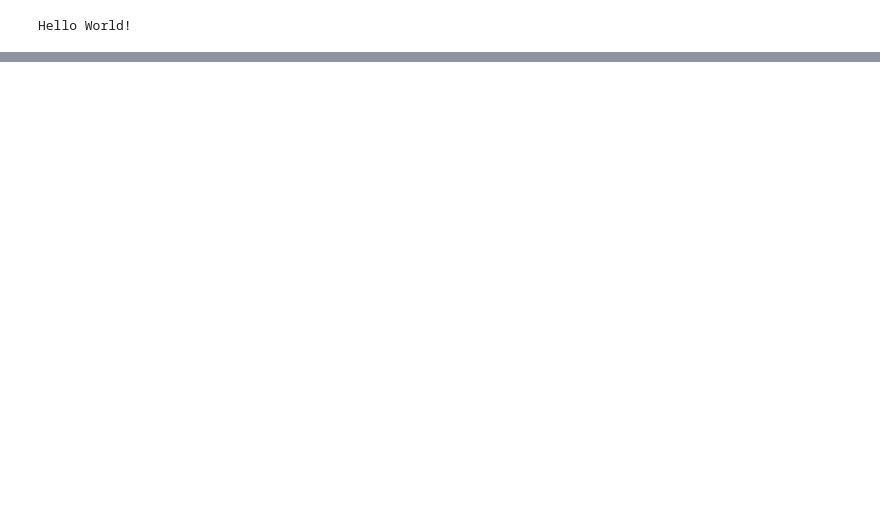
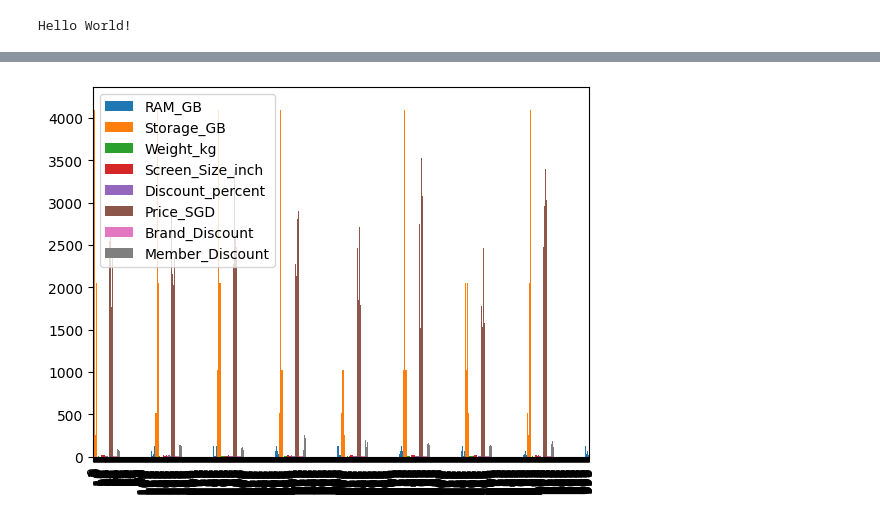
Before and after one commit to alpie13-blip/ADALL_github, a Jupyter notebook: Main.ipynb, the cells around one changed output, grey strips where cells are left out. Cells and saved outputs as stored; diff of their text form; code cells hidden in the pictures; blank space fills up the shorter version.

```diff
--- a/Main.ipynb
+++ b/Main.ipynb
@@ -23,3 +23,10 @@ Successfully loaded data from GitHub!
 | 2 | Acer | Nitro 5 | AMD Ryzen 5 8600H | NVIDIA RTX 4050 | 32 | SSD | 2048 | False | 1.34 | ... |
 | 3 | Acer | TravelMate P6 | Intel Core Ultra 7 15500H | NVIDIA RTX 4060 | 16 | SSD | 4096 | True | 1.18 | ... |
 | 4 | Acer | Predator Helios 300 | Intel i7-14800H | NVIDIA RTX 4070 | 8 | SSD | 1024 | True | 1.31 | ... |
+# %%
+#plot each df col graph
+import matplotlib.pyplot as plt
+df.plot(kind='bar')
+plt.show()
+# %% [output]
+[figure, added]
```
Also changed, not shown: parts of 9 cells of this notebook.
